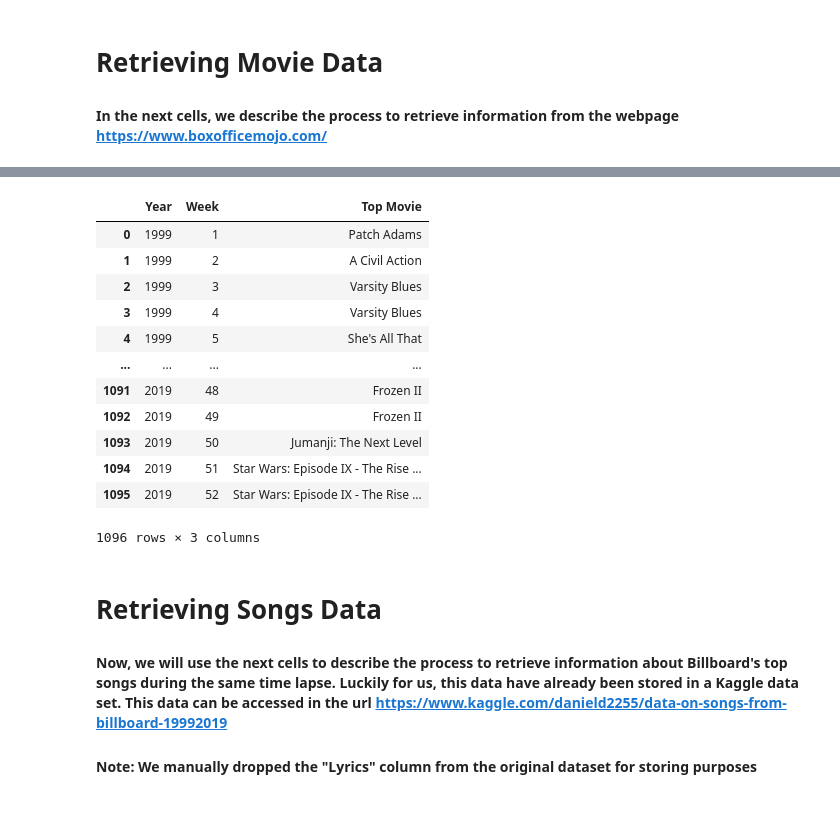
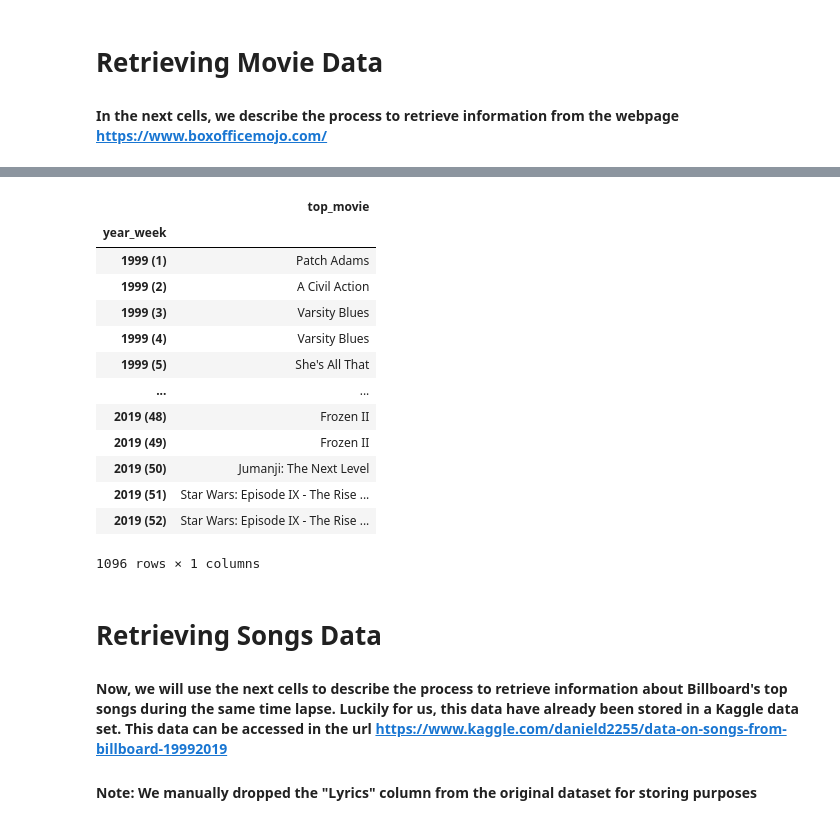
Before and after one commit to MauCFD/ETL-Entertainment-Trendings-by-Week, a Jupyter notebook: Entertainment Trendings by Week.ipynb, the cells around one changed output, grey strips where cells are left out. Saved outputs shown, nothing was run; the diff lists cells and outputs as text; code cells hidden in the pictures.

```diff
--- a/Entertainment Trendings by Week.ipynb
+++ b/Entertainment Trendings by Week.ipynb
@@ -44,8 +45,8 @@ for x in range(1999,2020):
 
 # Finally, with all our scrapp info, we will create dictionaries for every week and append them on our created list
         for y, z in zip(movies, week_number):
-                movies_dict.append({"Year": x,
-                                    "Week": z.select('a')[0].string,
+                movies_dict.append({"Year": str(x),
+                                    "Week": "("+z.select('a')[0].string+")",
                                     "Movie": y.select('a')[0].string})
 
 # We can now see our movie dictionary list
@@ -88,0 +72,11 @@ movie_df
+# %%
+# We now proceed to convert our movie information into a Dataframe
+movie_df = pd.DataFrame(movies_dict)
+
+# We will merge the "Year" and "Week" columns so that the resulting column could be our primary key
+movie_df["year_week"] = movie_df["Year"].str.cat(movie_df["Week"], sep=" ")
+movie_df = movie_df.drop(["Week", "Year"], axis=1)
+movie_df = movie_df[["year_week", "Movie"]]
+movie_df = movie_df.set_index("year_week")
+
+movie_df
@@ -89,18 +98,19 @@ movie_df
 # %%
 # Finally, we will rename the Movie column to be clearer
-top_movies_df = movie_df.rename(columns = {"Movie":"Top Movie"})
+top_movies_df = movie_df.rename(columns = {"Movie":"top_movie"})
 top_movies_df
 # %% [output]
-|  | Year | Week | Top Movie |
-| 0 | 1999 | 1 | Patch Adams |
-| 1 | 1999 | 2 | A Civil Action |
-| 2 | 1999 | 3 | Varsity Blues |
-| 3 | 1999 | 4 | Varsity Blues |
-| 4 | 1999 | 5 | She's All That |
-| ... | ... | ... | ... |
-| 1091 | 2019 | 48 | Frozen II |
-| 1092 | 2019 | 49 | Frozen II |
-| 1093 | 2019 | 50 | Jumanji: The Next Level |
-| 1094 | 2019 | 51 | Star Wars: Episode IX - The Rise ... |
-| 1095 | 2019 | 52 | Star Wars: Episode IX - The Rise ... |
+|  | top_movie |
+| year_week |  |
+| 1999 (1) | Patch Adams |
+| 1999 (2) | A Civil Action |
+| 1999 (3) | Varsity Blues |
+| 1999 (4) | Varsity Blues |
+| 1999 (5) | She's All That |
+| ... | ... |
+| 2019 (48) | Frozen II |
+| 2019 (49) | Frozen II |
+| 2019 (50) | Jumanji: The Next Level |
+| 2019 (51) | Star Wars: Episode IX - The Rise ... |
+| 2019 (52) | Star Wars: Episode IX - The Rise ... |
-1096 rows × 3 columns
+1096 rows × 1 columns
```
Also changed, not shown: parts of 16 cells of this notebook.
